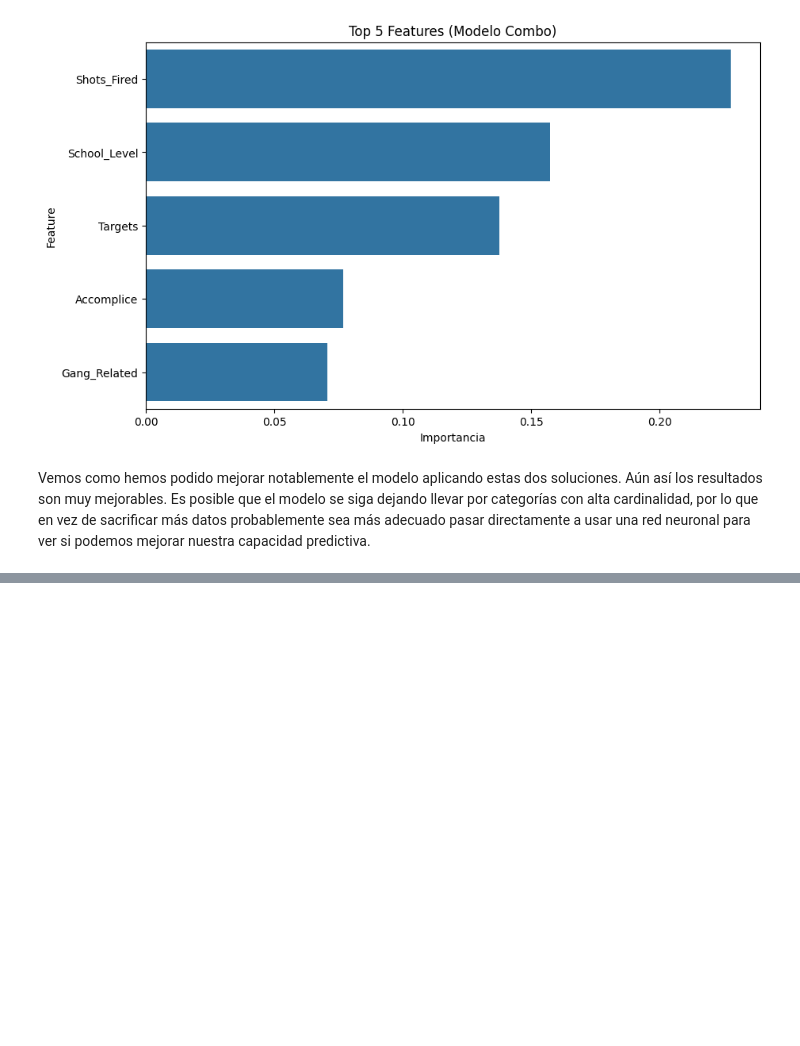
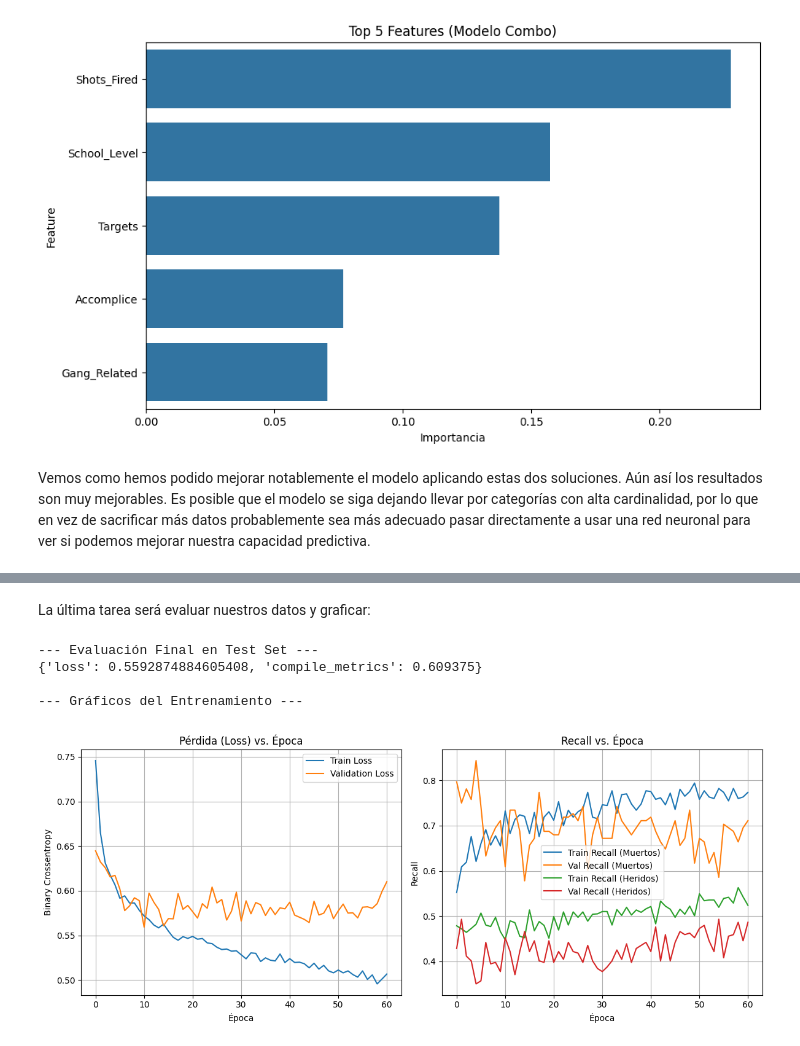
Before and after one commit to Guilleblaanco/Angular-web, a Jupyter notebook: Biofisica1.ipynb, the cells around one changed output, grey strips where cells are left out. Cells and saved outputs as stored; diff of their text form; code cells hidden in the pictures; blank space fills up the shorter version.

```diff
--- a/Biofisica1.ipynb
+++ b/Biofisica1.ipynb
@@ -530,0 +793,39 @@ Vemos como hemos podido mejorar notablemente el modelo aplicando estas dos soluc
+# %% [markdown]
+La última tarea será evaluar nuestros datos y graficar:
+# %%
+# --- Evaluar el modelo final en el set de Test ---
+print("\n--- Evaluación Final en Test Set ---")
+# Keras reportará la 'loss' y todas las métricas que compilamos
+test_metrics = model_keras.evaluate(X_test_scaled, y_test, verbose=0)
+
+# Imprimir las métricas de forma legible
+metrics_dict = dict(zip(model_keras.metrics_names, test_metrics))
+print(metrics_dict)
+
+print("\n--- Gráficos del Entrenamiento ---")
+
+# 1) Gráfico de Pérdida (Loss)
+plt.figure(figsize=(12, 5))
+plt.subplot(1, 2, 1)
+plt.title("Pérdida (Loss) vs. Época")
+plt.plot(history.history["loss"], label="Train Loss")
+plt.plot(history.history["val_loss"], label="Validation Loss")
+plt.xlabel("Época"); plt.ylabel("Binary Crossentropy"); plt.legend(); plt.grid(True)
+
+# 2) Gráfico de Recall (¡El que nos importa!)
+plt.subplot(1, 2, 2)
+plt.title("Recall vs. Época")
+plt.plot(history.history["rec_muertos"], label="Train Recall (Muertos)")
+plt.plot(history.history["val_rec_muertos"], label="Val Recall (Muertos)")
+plt.plot(history.history["rec_heridos"], label="Train Recall (Heridos)")
+plt.plot(history.history["val_rec_heridos"], label="Val Recall (Heridos)")
+plt.xlabel("Época"); plt.ylabel("Recall"); plt.legend(); plt.grid(True)
+
+plt.tight_layout()
+plt.savefig("keras_training_plots.png")
+# %% [output]
+--- Evaluación Final en Test Set ---
+{'loss': 0.5592874884605408, 'compile_metrics': 0.609375}
+
+--- Gráficos del Entrenamiento ---
+[figure, added]
```
Also changed, not shown: parts of 36 cells of this notebook.
